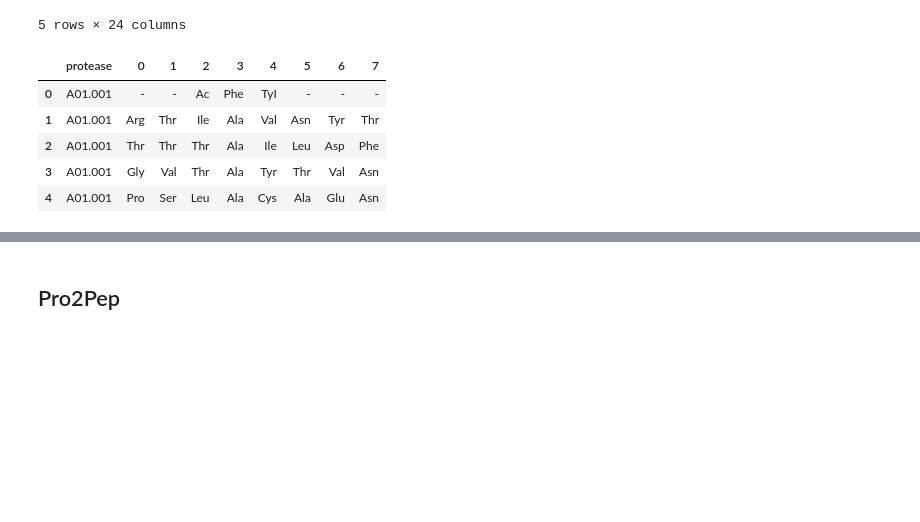
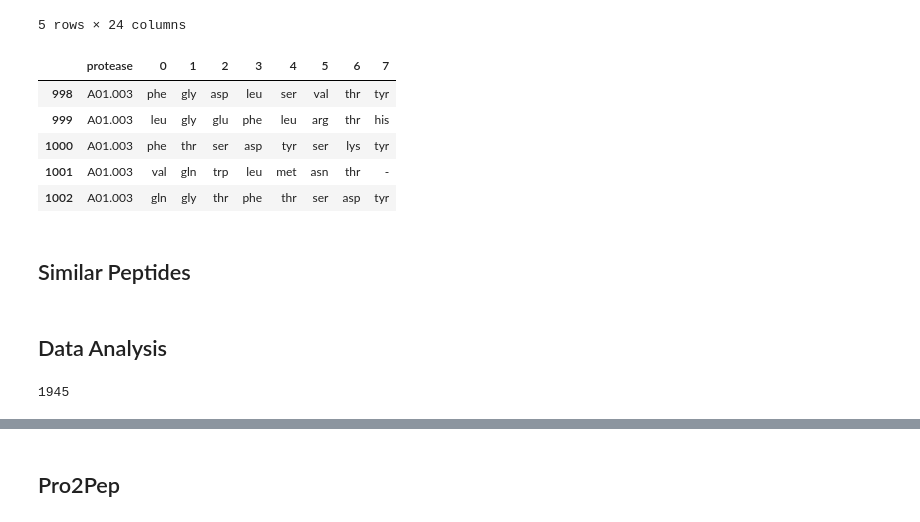
Before and after one commit to LanAxia/DSL_project, a Jupyter notebook: Main.ipynb, the cells around one changed output, grey strips where cells are left out. Saved outputs shown, nothing was run; the diff lists cells and outputs as text; code cells hidden in the pictures; blank space fills up the shorter version.

```diff
--- a/Main.ipynb
+++ b/Main.ipynb
@@ -17,8 +17,9 @@ import torch.optim as optim
 
 from TorchCRF import CRF
 import tqdm
+import blosum as bl
 
-SAVE = False
+SAVE = True
 # %% [markdown]
 ## Process Data
 # %%
@@ -37,21 +38,54 @@ data.head(5)
 | 3 | CLE0166517 | A01.001 | alcohol dehydrogenase | peptide-Ala178+Tyr-peptide | Gly | Val | Thr | Ala | Tyr | Thr | ... | ... |
 | 4 | CLE0166523 | A01.001 | alcohol dehydrogenase | peptide-Ala218+Cys-peptide | Pro | Ser | Leu | Ala | Cys | Ala | ... | ... |
 5 rows × 24 columns
+# %%
+# 构建氨基酸缩写间的映射
+amino_table = pd.read_csv("./Data/amino_table.csv", sep="\t", header=None)
+amino_table.columns = ["chinese", "english", "one_abbr", "three_abbr"]
+amino_three2one, amino_one2three = dict(), dict()
+for row_i, row in amino_table.iterrows():
+    three_abbr = row["three_abbr"].lower()
+    one_abbr = row["one_abbr"].lower()
+    amino_three2one[three_abbr] = one_abbr
+    amino_one2three[one_abbr] = three_abbr
 # %%
 # 只保留蛋白酶名和肽链信息
 data = pd.read_csv("./Data/Substrate_search_processed.csv", sep='\t', header=None, encoding='utf-8')
 
 protease_peptide = pd.concat((data[[1]], data.iloc[:, 4:12]), axis=1)  # 拼接蛋白酶和肽链信息
+protease_peptide = protease_peptide.dropna()  # 删除有nan的行
+nan_row_ids = set()  # 获取nan行的索引，部分数据有"NAN"的值，只能手动删除
+for row_i, row in protease_peptide.iterrows():
+    if "NAN" in row.tolist():
+        nan_row_ids |= {row_i}
+protease_peptide = protease_peptide.drop(list(nan_row_ids))  # 删除有nan行
+
 protease_peptide.columns = ["protease"] + [i for i in range(8)]  # 修改列名
-protease_peptide = protease_peptide.fillna("?")  # 填充NaN值
+protease_peptide.iloc[:, 1:] = protease_peptide.iloc[:, 1:].map(lambda x: x.lower())  # 将氨基酸转为小写
+protease_peptide.iloc[:, 1:] = protease_peptide.iloc[:, 1:].map(lambda x: "-" if "-" in x else x)  # 将"/-/"转为"-"
+
+# 筛选人体蛋白酶
+human_protease = pd.read_csv("./Data/human_protease.txt", sep="\t")
+human_protease = set(human_protease["MEROPS ID"].tolist())
+human_animos = set(bl.BLOSUM(62).keys())
+protease_peptide = protease_peptide[protease_peptide["protease"].isin(human_protease)]
+
+# 筛选只含人体内氨基酸的肽链
+valid_row_ids = []
+for row_i, row in protease_peptide.iterrows():
+    if len(set(row.iloc[1:].map(lambda x: x.lower()).tolist()) - (amino_three2one.keys() | {"-"})) == 0:
+        valid_row_ids.append(row_i)
+protease_peptide = protease_peptide.loc[valid_row_ids]
 
 if SAVE is True:
     protease_peptide.to_csv("./Data/Protease_Peptides.csv", sep='\t', header=True, index=False)  # 保存数据
 protease_peptide.head(5)
 # %% [output]
 |  | protease | 0 | 1 | 2 | 3 | 4 | 5 | 6 | 7 |
-| 0 | A01.001 | - | - | Ac | Phe | TyI | - | - | - |
-| 1 | A01.001 | Arg | Thr | Ile | Ala | Val | Asn | Tyr | Thr |
-| 2 | A01.001 | Thr | Thr | Thr | Ala | Ile | Leu | Asp | Phe |
-| 3 | A01.001 | Gly | Val | Thr | Ala | Tyr | Thr | Val | Asn |
-| 4 | A01.001 | Pro | Ser | Leu | Ala | Cys | Ala | Glu | Asn |
+| 998 | A01.003 | phe | gly | asp | leu | ser | val | thr | tyr |
+| 999 | A01.003 | leu | gly | glu | phe | leu | arg | thr | his |
+| 1000 | A01.003 | phe | thr | ser | asp | tyr | ser | lys | tyr |
+| 1001 | A01.003 | val | gln | trp | leu | met | asn | thr | - |
+| 1002 | A01.003 | gln | gly | thr | phe | thr | ser | asp | tyr |
+# %% [markdown]
+## Similar Peptides
@@ -57,0 +127,24 @@ protease_peptide.head(5)
+# %% [markdown]
+## Data Analysis
+# %%
+# 查找MMP3独有的肽链
+MMP3_protease = "M10.005"
+
+# 构建从protease到肽链的映射
+proteases = set(protease_peptide["protease"].tolist())
+protease2peptides = dict()
+for protease in proteases:
+    peptides = protease_peptide[protease_peptide["protease"] == protease].iloc[:, 1:].values.tolist()
+    peptides = {tuple(x) for x in peptides}
+    protease2peptides[protease] = peptides
+
+def search_unique_peptides(protease: str, protease2peptides: dict = protease2peptides) -> set:
+    peptides = protease2peptides[protease]
+    for p in protease2peptides.keys():
+        if p != protease:
+            peptides -= protease2peptides[p]
+    return peptides
+
+len(search_unique_peptides(MMP3_protease))  # original: 1945
+# %% [output]
+1945
```
Also changed, not shown: parts of 10 cells of this notebook, 4 other files.
